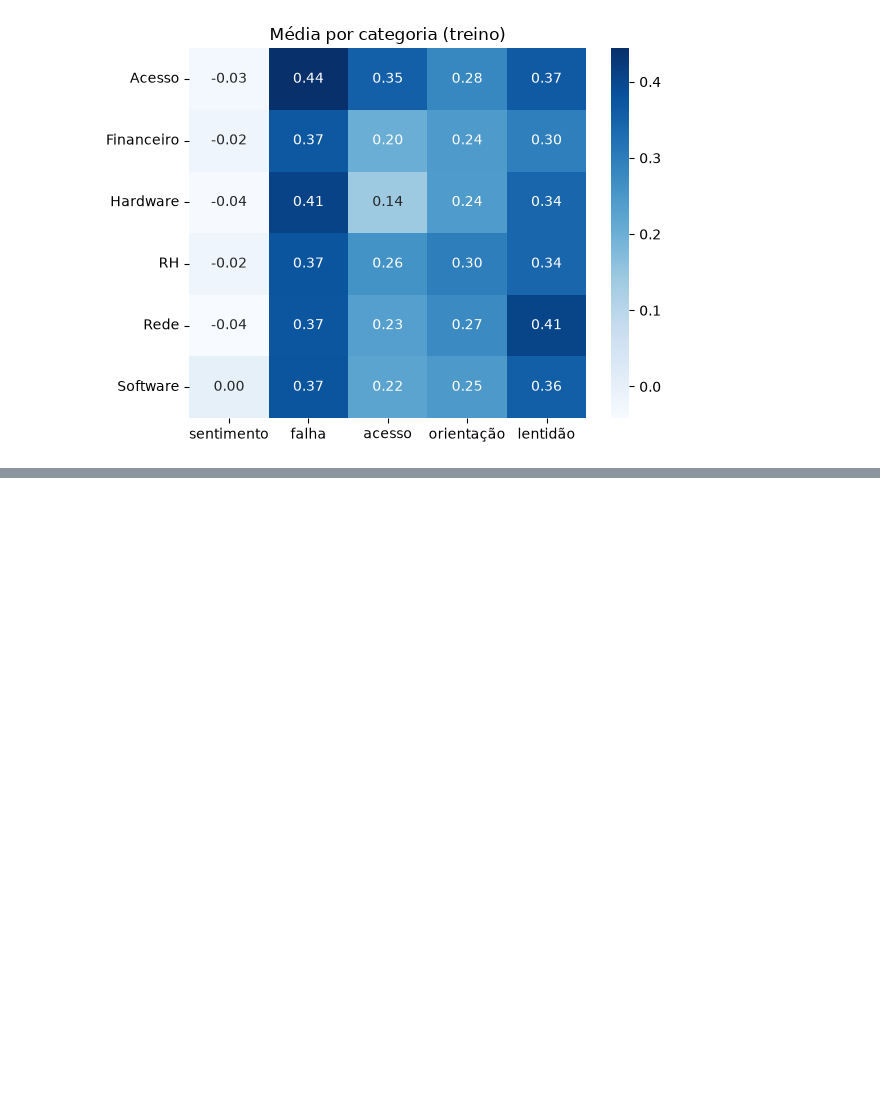
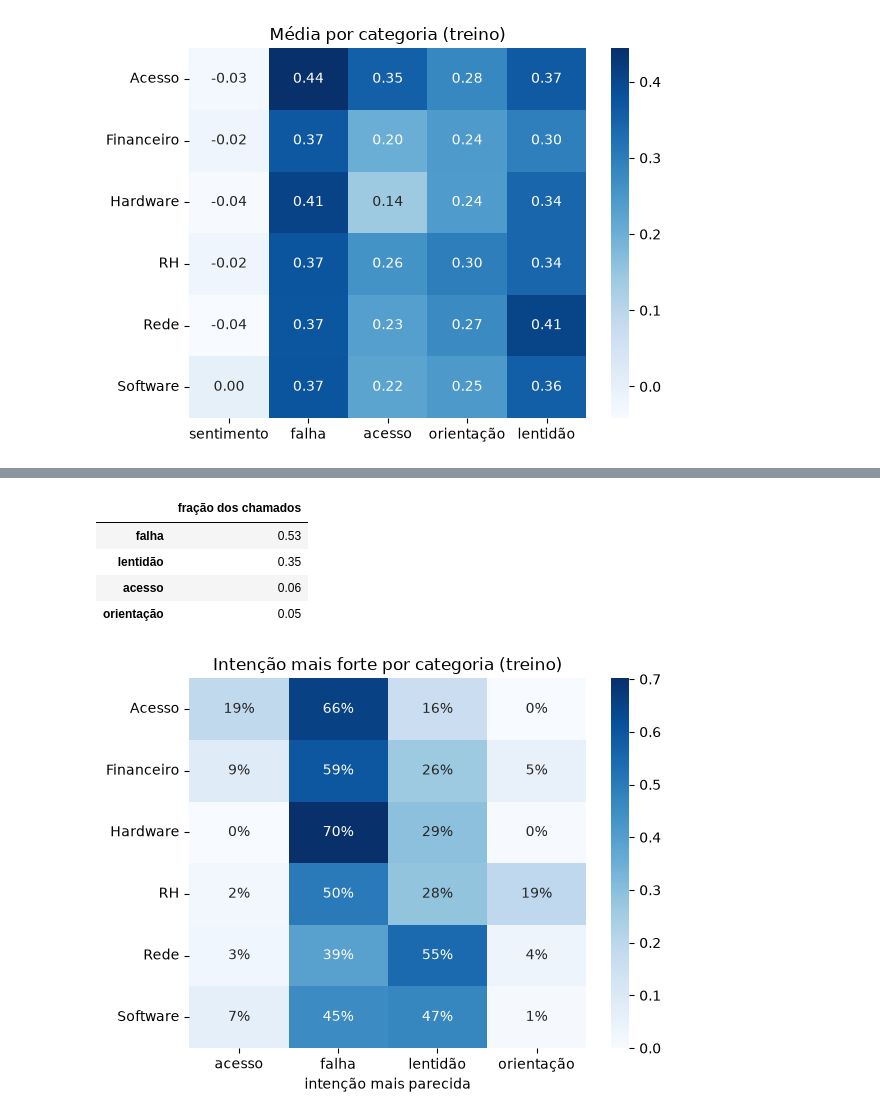
Before and after one commit to AndreyFernandes-NP/ProjetoIntegrador-II, a Jupyter notebook: notebooks/02_PLN.ipynb, the cells around one changed output, grey strips where cells are left out. Drawn from its saved outputs; the diff is of its cells as text; code cells hidden in the pictures; blank space fills up the shorter version.

```diff
--- a/notebooks/02_PLN.ipynb
+++ b/notebooks/02_PLN.ipynb
@@ -191,0 +354,8 @@ O resultado final fica no `enriched.parquet` de cada execução, em `reports/run
+# %%
+from sklearn.feature_extraction.text import CountVectorizer
+
+treino = df[df["split"] == "train"]
+print("Palavras diferentes em todas as descrições:", len(set(" ".join(df["description"]).lower().split())))
+print("Descrições diferentes:", df["description"].nunique(), "de", len(df), "chamados")
+print("Títulos que são a descrição cortada com '...':", f"{df['title'].str.endswith('...').mean():.0%}")
+display(df["description"].str.split().str[:3].str.join(" ").value_counts().head(6).to_frame("chamados"))
@@ -191,0 +437,15 @@ O resultado final fica no `enriched.parquet` de cada execução, em `reports/run
+# %%
+intencao = (treino[COLUNAS[1:]].idxmax(axis=1)
+            .map({"text_failure_similarity": "falha", "text_access_request_similarity": "acesso",
+                  "text_guidance_similarity": "orientação", "text_performance_similarity": "lentidão"}))
+display(intencao.value_counts(normalize=True).round(2).to_frame("fração dos chamados"))
+sns.heatmap(pd.crosstab(treino["target_category"], intencao, normalize="index"), annot=True, fmt=".0%", cmap="Blues") \
+   .set(title="Intenção mais forte por categoria (treino)", xlabel="intenção mais parecida", ylabel="")
+plt.show()
+# %% [output]
+|  | fração dos chamados |
+| falha | 0.53 |
+| lentidão | 0.35 |
+| acesso | 0.06 |
+| orientação | 0.05 |
+[figure, added]
```
Also changed, not shown: parts of 38 cells of this notebook.
